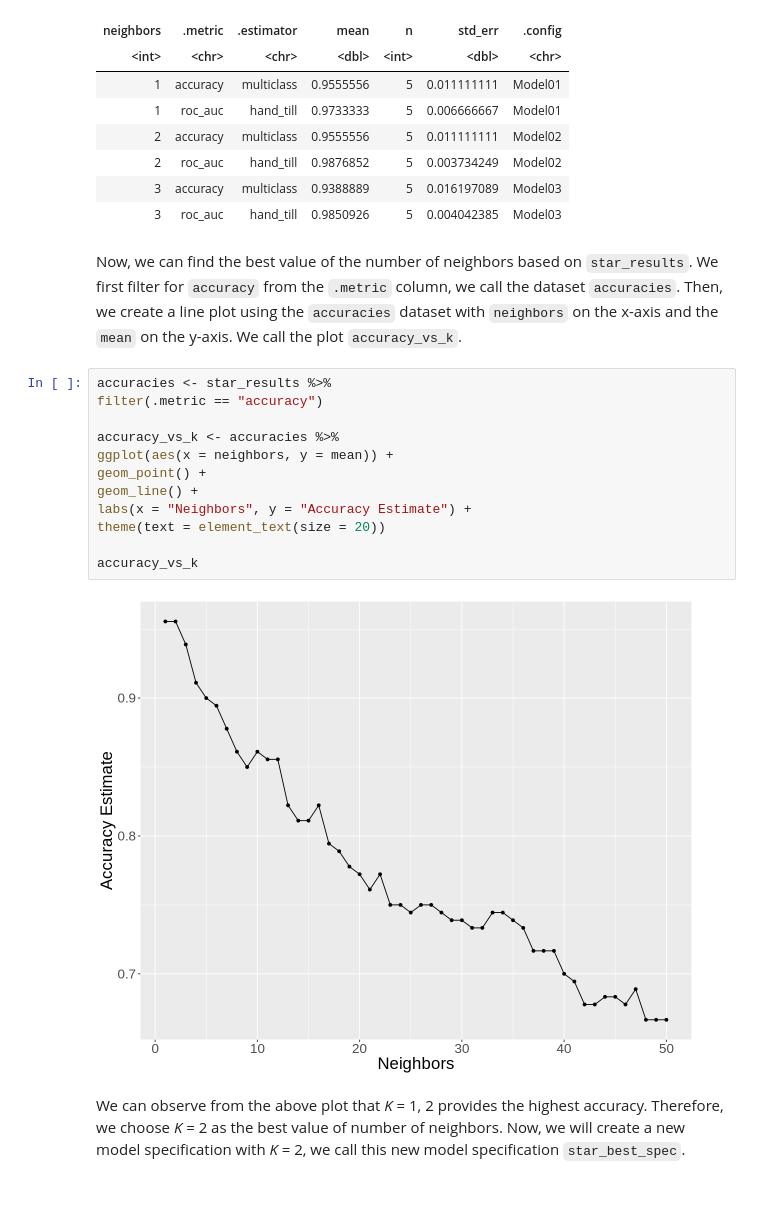
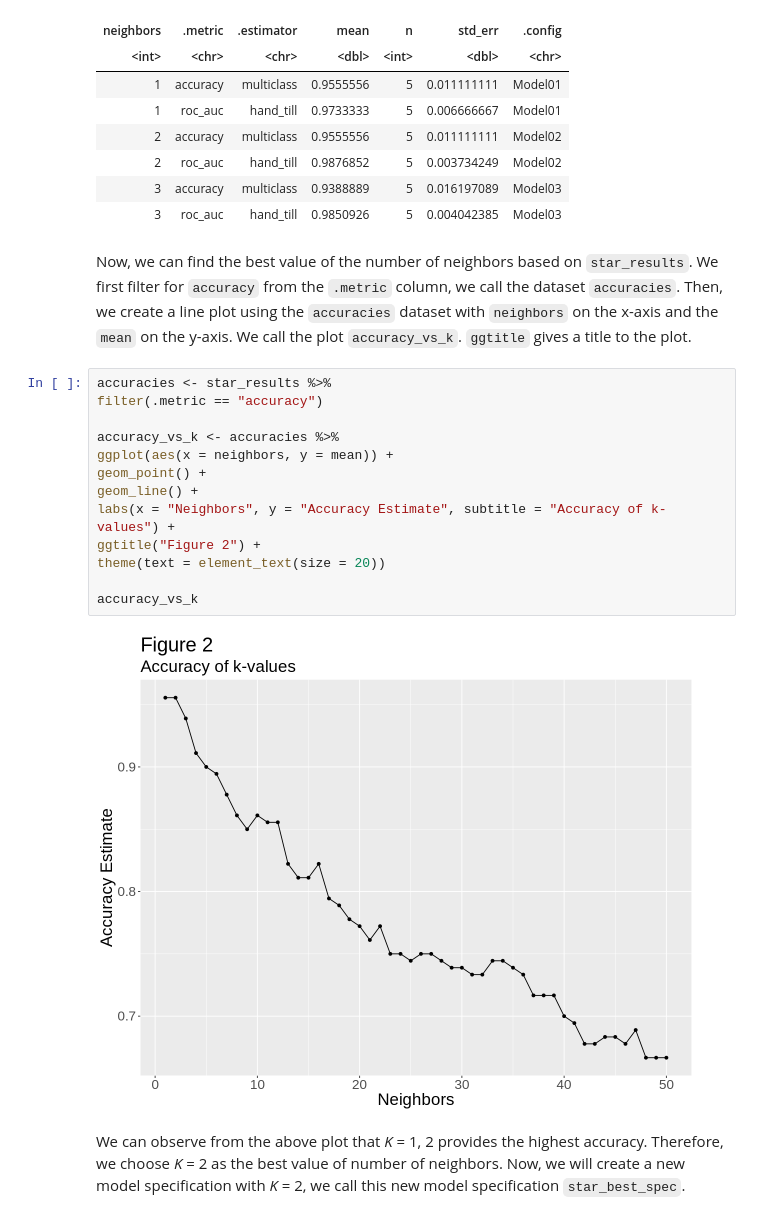
Before and after one commit to luojessica/dsci100-project-007-20, a Jupyter notebook: final_report.ipynb, the cells around one changed output. Cells and saved outputs as stored; diff of their text form.

```diff
--- a/final_report.ipynb
+++ b/final_report.ipynb
@@ -196,21 +198,22 @@ A tibble: 6 × 7
 | 3 | accuracy | multiclass | 0.9388889 | 5 | 0.016197089 | Model03 |
 | 3 | roc_auc | hand_till | 0.9850926 | 5 | 0.004042385 | Model03 |
 # %% [markdown]
-Now, we can find the best value of the number of neighbors based on `star_results`. We first filter for `accuracy` from the `.metric` column, we call the dataset `accuracies`. Then, we create a line plot using the `accuracies` dataset with `neighbors` on the x-axis and the `mean` on the y-axis. We call the plot `accuracy_vs_k`.
+Now, we can find the best value of the number of neighbors based on `star_results`. We first filter for `accuracy` from the `.metric` column, we call the dataset `accuracies`. Then, we create a line plot using the `accuracies` dataset with `neighbors` on the x-axis and the `mean` on the y-axis. We call the plot `accuracy_vs_k`. `ggtitle` gives a title to the plot.
 # %%
 accuracies <- star_results %>%
 filter(.metric == "accuracy")
 
 accuracy_vs_k <- accuracies %>%
 ggplot(aes(x = neighbors, y = mean)) +
 geom_point() +
 geom_line() +
-labs(x = "Neighbors", y = "Accuracy Estimate") +
+labs(x = "Neighbors", y = "Accuracy Estimate", subtitle = "Accuracy of k-values") +
+ggtitle("Figure 2") +
 theme(text = element_text(size = 20))
 
 accuracy_vs_k
 # %% [output]
-[figure, old version]
+[figure, new version]
 # %% [markdown]
 We can observe from the above plot that *K* = 1, 2 provides the highest accuracy. Therefore, we choose *K* = 2 as the best value of number of neighbors. Now, we will create a new model specification with *K* = 2, we call this new model specification `star_best_spec`.
 # %%
```
Also changed, not shown: parts of 7 cells of this notebook.
